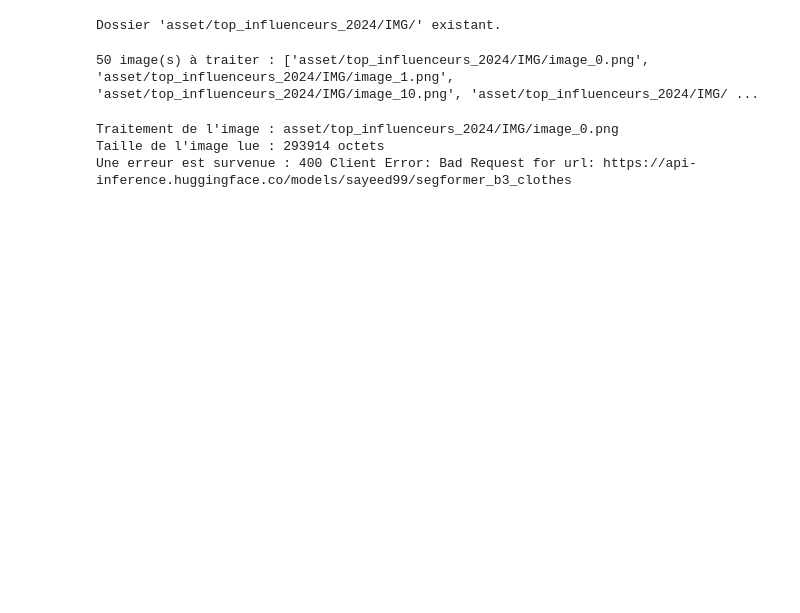
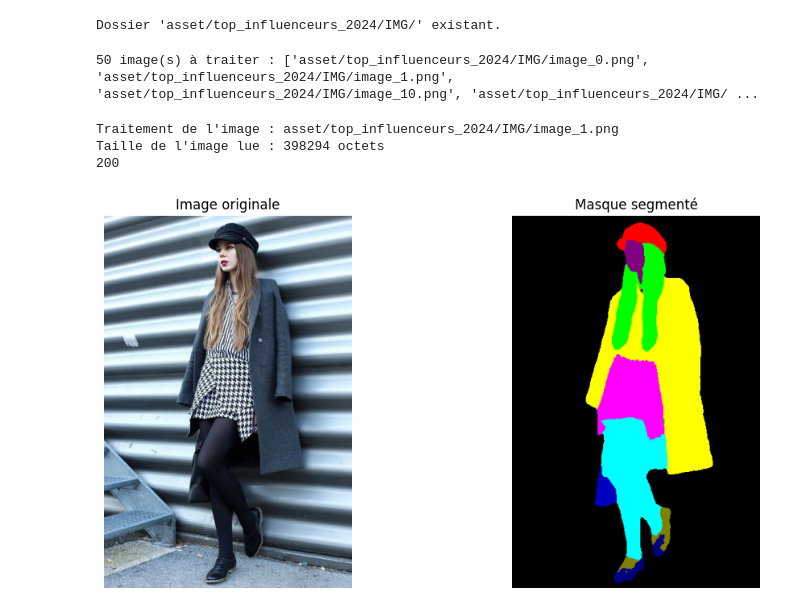
Before and after one commit to Gipsy1403/Projet4-FashionTrendIntelligence, a Jupyter notebook: Untitled1.ipynb, the cells around one changed output. Drawn from its saved outputs; the diff is of its cells as text; code cells hidden in the pictures; blank space fills up the shorter version.

```diff
--- a/Untitled1.ipynb
+++ b/Untitled1.ipynb
@@ -32,10 +32,10 @@ if api_token == "VOTRE_TOKEN_HUGGING_FACE_ICI":
 Dossier 'asset/top_influenceurs_2024/IMG/' existant.
 # %%
 API_URL = "https://api-inference.huggingface.co/models/sayeed99/segformer_b3_clothes" # Remplacez ... par le bon endpoint.
-headers = {
-    "Authorization": f"Bearer {api_token}"
-    # Le "Content-Type" sera ajouté dynamiquement lors de l'envoi de l'image
-}
+# headers = {
+#     "Authorization": f"Bearer {api_token}"
+#     # Le "Content-Type" sera ajouté dynamiquement lors de l'envoi de l'image
+# }
 
 # Lister les chemins des images à traiter
 # Assurez-vous d'avoir des images dans le dossier 'image_dir'!
@@ -147,43 +173,86 @@ def create_masks(results, width, height):
 
     return combined_mask
 # %%
+
+
 if image_paths:
-    single_image_path = image_paths[0] # Prenons la première image de notre liste
+    single_image_path = image_paths[1] # Prenons la première image de notre liste
     print(f"Traitement de l'image : {single_image_path}")
 
     try:
         # Lire l'image en binaire
         # Et mettez le contenu de l'image dans la variable image_data
         image_data = None # A vous de jouer !
         with open(single_image_path, "rb") as f:
             image_data = f.read()
         print(f"Taille de l'image lue : {len(image_data)} octets")
 
-        if single_image_path.lower().endswith(".jpg") or single_image_path.lower().endswith(".jpeg"):
+        if single_image_path.lower().endswith((".jpg", ".jpeg")):
             content_type="image/jpeg"
         elif single_image_path.lower().endswith(".png"):
             content_type="image/png"
         else:
             raise ValueError("Le format d'image ne convient pas")
 
         # Maintenant, utilisé l'API huggingface
+        headers = {
+            "Authorization": f"Bearer {api_token}",
+            "Content-Type": content_type
+        }
         response = requests.post(API_URL, headers=headers, data=image_data)
+        print(response.status_code)
+
         # Vérifie le status
         response.raise_for_status()
         #converti la réponse json en dico python
         results=response.json()
-        print(results)
 
 
         # ainsi que les fonctions données plus haut pour ségmenter vos images.
+        # =================================
+        # Charger l'image originale
+        # =================================
+        original_image = Image.open(single_image_path)
+        width, height = original_image.size
 
+        # =================================
+        # Créer le masque combiné à partir des résultats de l'API
+        # results est la réponse JSON de Hugging Face
+        # =================================
+        combined_mask = create_masks(results, width, height)
+
+        # =================================
+        # Convertir le masque en image colorée
+        # =================================
+        mask_color = PALETTE[combined_mask]  # chaque pixel prend la couleur de sa classe
+        mask_image = Image.fromarray(mask_color)
+
+        # =================================
+        # Affichage côte à côte
+        # =================================
+        plt.figure(figsize=(12, 6))
+
+        # Image originale
+        plt.subplot(1, 2, 1)
+        plt.imshow(original_image)
+        plt.title("Image originale")
+        plt.axis('off')
+
+        # Masque segmenté
+        plt.subplot(1, 2, 2)
+        plt.imshow(mask_image)
+        plt.title("Masque segmenté")
+        plt.axis('off')
+
+        plt.show()
 
 
     except Exception as e:
         print(f"Une erreur est survenue : {e}")
 else:
     print("Aucune image à traiter. Vérifiez la configuration de 'image_dir' et 'max_images'.")
 # %% [output]
-Traitement de l'image : asset/top_influenceurs_2024/IMG/image_0.png
-Taille de l'image lue : 293914 octets
-Une erreur est survenue : 400 Client Error: Bad Request for url: https://api-inference.huggingface.co/models/sayeed99/segformer_b3_clothes
+Traitement de l'image : asset/top_influenceurs_2024/IMG/image_1.png
+Taille de l'image lue : 398294 octets
+200
+[figure, added]
```
Also changed, not shown: parts of 1 cell of this notebook.
